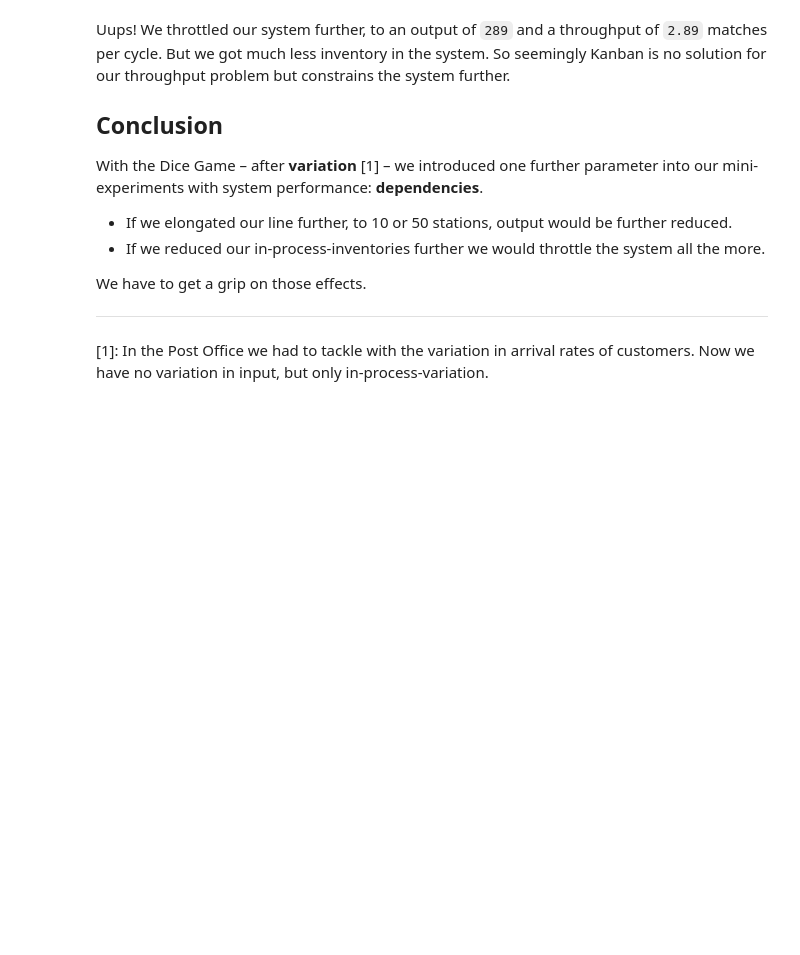
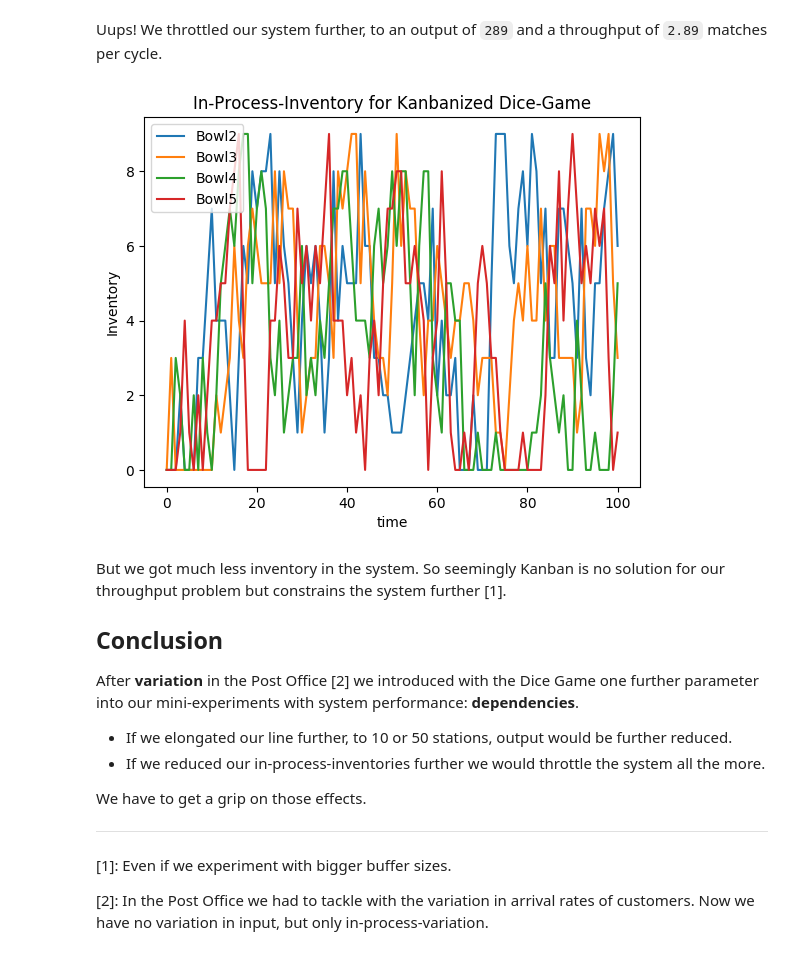
Before and after one commit to pbayer/ProcessFlows.jl, a Jupyter notebook: 02 Goldratt's Dice Game.ipynb, the cells around one changed output. Drawn from its saved outputs; the diff is of its cells as text; code cells hidden in the pictures; blank space fills up the shorter version.

```diff
--- a/02 Goldratt's Dice Game.ipynb
+++ b/02 Goldratt's Dice Game.ipynb
@@ -150,9 +152,21 @@ time       ANDY   BEN  CHUCK  DAVE  EVAN  finished
+# %% [markdown]
+Uups! We throttled our system further, to an output of `289` and a throughput of `2.89` matches per cycle.
+# %%
+for i in 3:6
+    plot(Int.(d[:time]), d[i])
+end
+title("In-Process-Inventory for Kanbanized Dice-Game")
+xlabel("time")
+ylabel("Inventory")
+legend(names(d)[3:6]);
+# %% [output]
+[figure, added]
 # %% [markdown]
-Uups! We throttled our system further, to an output of `289` and a throughput of `2.89` matches per cycle. But we got much less inventory in the system. So seemingly Kanban is no solution for our throughput problem but constrains the system further.
+But we got much less inventory in the system. So seemingly Kanban is no solution for our throughput problem but constrains the system further [1].
 
 ## Conclusion
 
-With the Dice Game – after **variation** [1] – we introduced one further parameter into our mini-experiments with system performance: **dependencies**.
+After **variation** in the Post Office [2] we introduced with the Dice Game one further parameter into our mini-experiments with system performance: **dependencies**.
 
 - If we elongated our line further, to 10 or 50 stations, output would be further reduced.
 - If we reduced our in-process-inventories further we would throttle the system all the more.
@@ -161,4 +175,6 @@ We have to get a grip on those effects.
 
 -------------------
 
-[1]: In the Post Office we had to tackle with the variation in arrival rates of customers. Now we have no variation in input, but only in-process-variation.
+[1]: Even if we experiment with bigger buffer sizes.
+
+[2]: In the Post Office we had to tackle with the variation in arrival rates of customers. Now we have no variation in input, but only in-process-variation.
```
Also changed, not shown: parts of 8 cells of this notebook.
